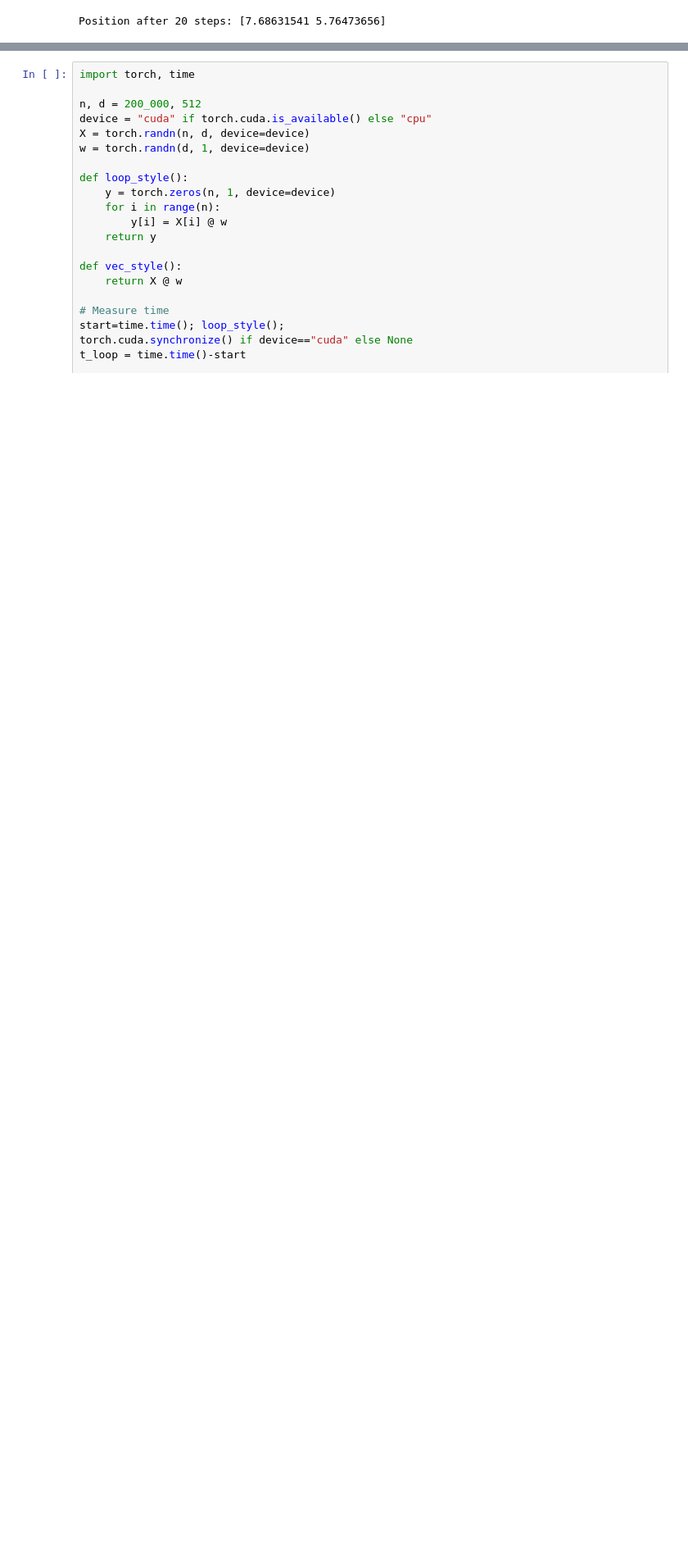
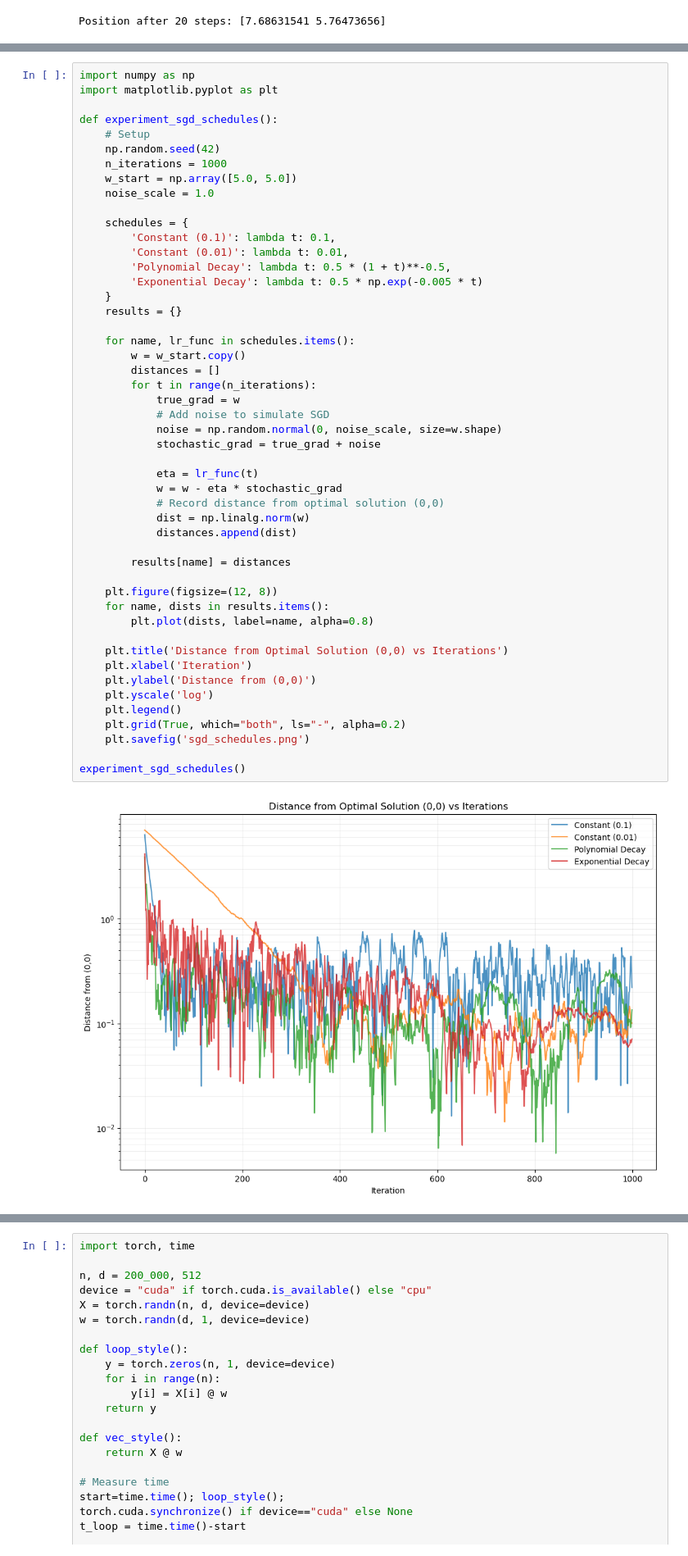
Before and after one commit to devthienphu/CST_Team_2_Report, a Jupyter notebook: report.ipynb, the cells around one changed output, grey strips where cells are left out. Shown at 82% size. Cells and saved outputs as stored; diff of their text form; blank space fills up the shorter version.

```diff
--- a/report.ipynb
+++ b/report.ipynb
@@ -1844,0 +1750,51 @@ Tuy nhiên, để nhiễu này có thể thích ứng với vô hạn cực ti
+# %%
+import numpy as np
+import matplotlib.pyplot as plt
+
+def experiment_sgd_schedules():
+    # Setup
+    np.random.seed(42)
+    n_iterations = 1000
+    w_start = np.array([5.0, 5.0])
+    noise_scale = 1.0
+
+    schedules = {
+        'Constant (0.1)': lambda t: 0.1,
+        'Constant (0.01)': lambda t: 0.01,
+        'Polynomial Decay': lambda t: 0.5 * (1 + t)**-0.5,
+        'Exponential Decay': lambda t: 0.5 * np.exp(-0.005 * t)
+    }
+    results = {}
+
+    for name, lr_func in schedules.items():
+        w = w_start.copy()
+        distances = []
+        for t in range(n_iterations):
+            true_grad = w
+            # Add noise to simulate SGD
+            noise = np.random.normal(0, noise_scale, size=w.shape)
+            stochastic_grad = true_grad + noise
+
+            eta = lr_func(t)
+            w = w - eta * stochastic_grad
+            # Record distance from optimal solution (0,0)
+            dist = np.linalg.norm(w)
+            distances.append(dist)
+
+        results[name] = distances
+
+    plt.figure(figsize=(12, 8))
+    for name, dists in results.items():
+        plt.plot(dists, label=name, alpha=0.8)
+
+    plt.title('Distance from Optimal Solution (0,0) vs Iterations')
+    plt.xlabel('Iteration')
+    plt.ylabel('Distance from (0,0)')
+    plt.yscale('log')
+    plt.legend()
+    plt.grid(True, which="both", ls="-", alpha=0.2)
+    plt.savefig('sgd_schedules.png')
+
+experiment_sgd_schedules()
+# %% [output]
+[figure, added]
```
Also changed, not shown: parts of 3 cells of this notebook, 1 other file.
